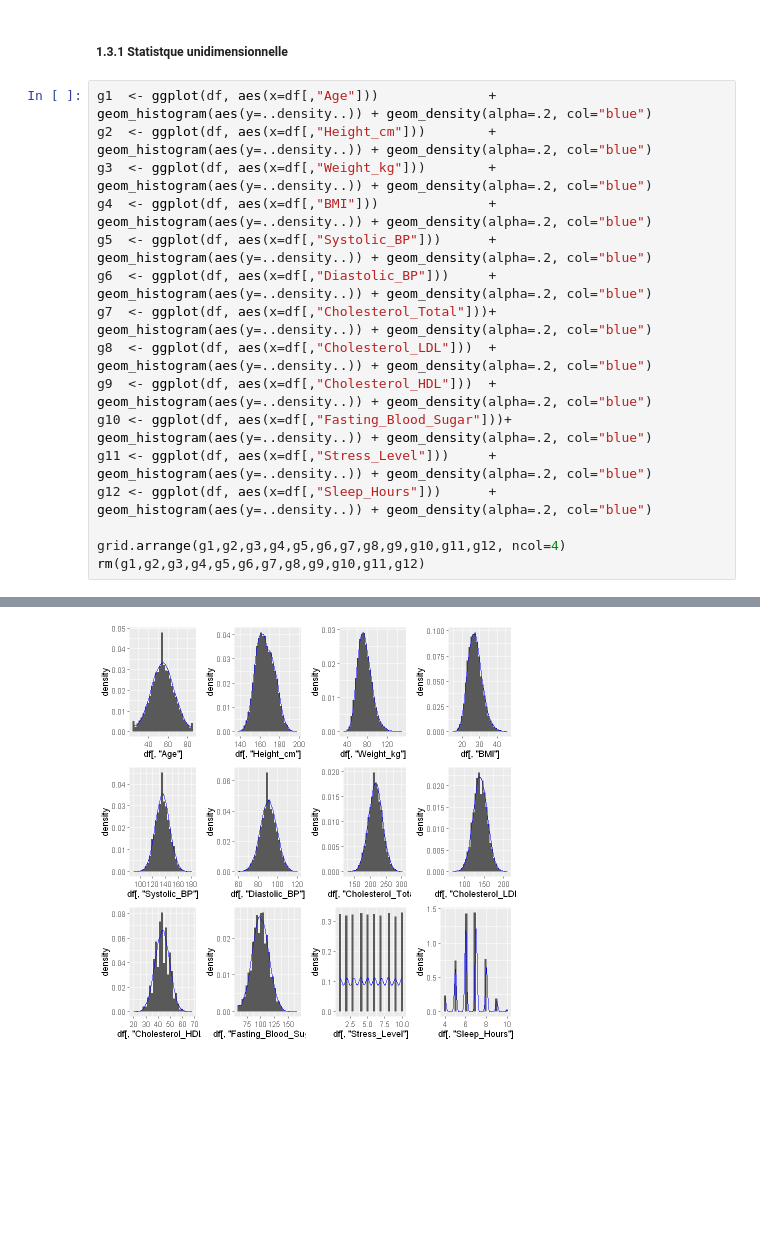
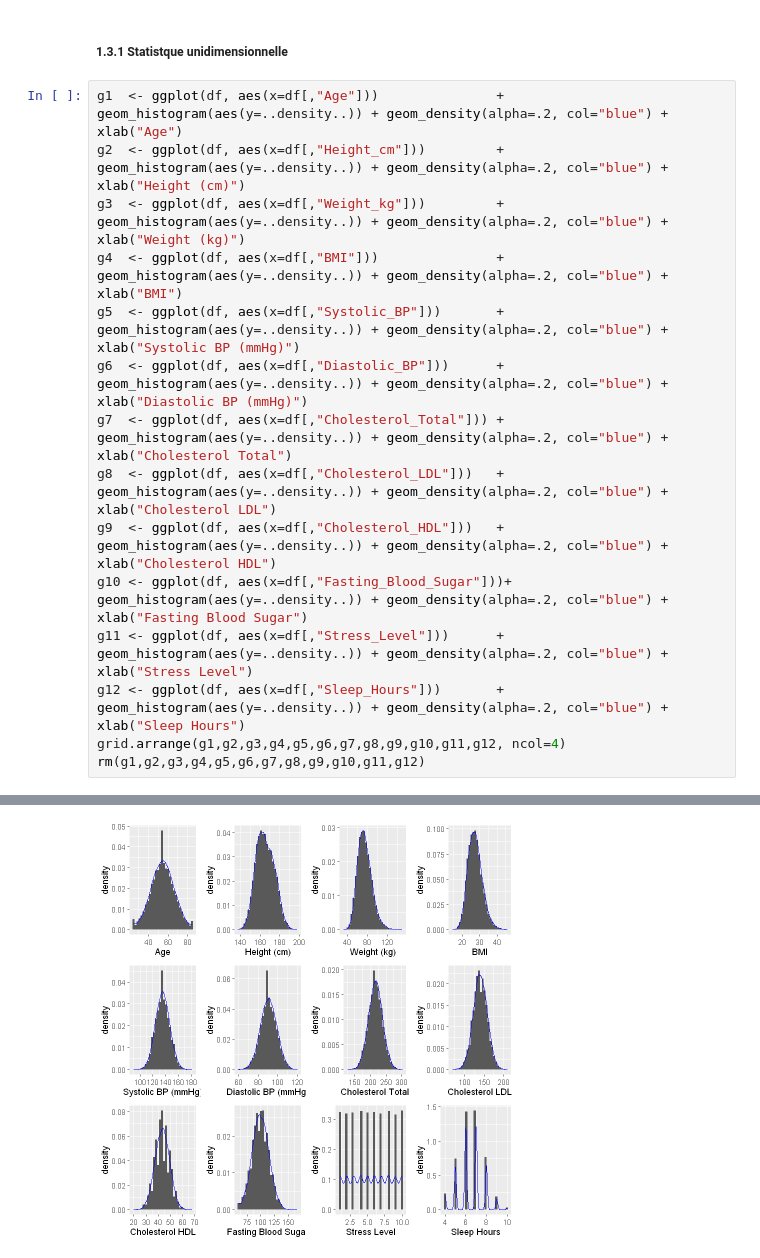
Before and after one commit to AhmedBousbih/Projet-Machine-learning, a Jupyter notebook: Projet ML.ipynb, the cells around one changed output, grey strips where cells are left out. Cells and saved outputs as stored; diff of their text form; blank space fills up the shorter version.

```diff
--- a/Projet ML.ipynb
+++ b/Projet ML.ipynb
@@ -110,32 +110,31 @@ summary(df)
 # %% [markdown]
 ##### 1.3.1 Statistque unidimensionnelle
 # %%
-g1  <- ggplot(df, aes(x=df[,"Age"]))              + geom_histogram(aes(y=..density..)) + geom_density(alpha=.2, col="blue")
-g2  <- ggplot(df, aes(x=df[,"Height_cm"]))        + geom_histogram(aes(y=..density..)) + geom_density(alpha=.2, col="blue")
-g3  <- ggplot(df, aes(x=df[,"Weight_kg"]))        + geom_histogram(aes(y=..density..)) + geom_density(alpha=.2, col="blue")
-g4  <- ggplot(df, aes(x=df[,"BMI"]))              + geom_histogram(aes(y=..density..)) + geom_density(alpha=.2, col="blue")
-g5  <- ggplot(df, aes(x=df[,"Systolic_BP"]))      + geom_histogram(aes(y=..density..)) + geom_density(alpha=.2, col="blue")
-g6  <- ggplot(df, aes(x=df[,"Diastolic_BP"]))     + geom_histogram(aes(y=..density..)) + geom_density(alpha=.2, col="blue")
-g7  <- ggplot(df, aes(x=df[,"Cholesterol_Total"]))+ geom_histogram(aes(y=..density..)) + geom_density(alpha=.2, col="blue")
-g8  <- ggplot(df, aes(x=df[,"Cholesterol_LDL"]))  + geom_histogram(aes(y=..density..)) + geom_density(alpha=.2, col="blue")
-g9  <- ggplot(df, aes(x=df[,"Cholesterol_HDL"]))  + geom_histogram(aes(y=..density..)) + geom_density(alpha=.2, col="blue")
-g10 <- ggplot(df, aes(x=df[,"Fasting_Blood_Sugar"]))+ geom_histogram(aes(y=..density..)) + geom_density(alpha=.2, col="blue")
-g11 <- ggplot(df, aes(x=df[,"Stress_Level"]))     + geom_histogram(aes(y=..density..)) + geom_density(alpha=.2, col="blue")
-g12 <- ggplot(df, aes(x=df[,"Sleep_Hours"]))      + geom_histogram(aes(y=..density..)) + geom_density(alpha=.2, col="blue")
-
+g1  <- ggplot(df, aes(x=df[,"Age"]))               + geom_histogram(aes(y=..density..)) + geom_density(alpha=.2, col="blue") + xlab("Age")
+g2  <- ggplot(df, aes(x=df[,"Height_cm"]))         + geom_histogram(aes(y=..density..)) + geom_density(alpha=.2, col="blue") + xlab("Height (cm)")
+g3  <- ggplot(df, aes(x=df[,"Weight_kg"]))         + geom_histogram(aes(y=..density..)) + geom_density(alpha=.2, col="blue") + xlab("Weight (kg)")
+g4  <- ggplot(df, aes(x=df[,"BMI"]))               + geom_histogram(aes(y=..density..)) + geom_density(alpha=.2, col="blue") + xlab("BMI")
+g5  <- ggplot(df, aes(x=df[,"Systolic_BP"]))       + geom_histogram(aes(y=..density..)) + geom_density(alpha=.2, col="blue") + xlab("Systolic BP (mmHg)")
+g6  <- ggplot(df, aes(x=df[,"Diastolic_BP"]))      + geom_histogram(aes(y=..density..)) + geom_density(alpha=.2, col="blue") + xlab("Diastolic BP (mmHg)")
+g7  <- ggplot(df, aes(x=df[,"Cholesterol_Total"])) + geom_histogram(aes(y=..density..)) + geom_density(alpha=.2, col="blue") + xlab("Cholesterol Total")
+g8  <- ggplot(df, aes(x=df[,"Cholesterol_LDL"]))   + geom_histogram(aes(y=..density..)) + geom_density(alpha=.2, col="blue") + xlab("Cholesterol LDL")
+g9  <- ggplot(df, aes(x=df[,"Cholesterol_HDL"]))   + geom_histogram(aes(y=..density..)) + geom_density(alpha=.2, col="blue") + xlab("Cholesterol HDL")
+g10 <- ggplot(df, aes(x=df[,"Fasting_Blood_Sugar"]))+ geom_histogram(aes(y=..density..)) + geom_density(alpha=.2, col="blue") + xlab("Fasting Blood Sugar")
+g11 <- ggplot(df, aes(x=df[,"Stress_Level"]))      + geom_histogram(aes(y=..density..)) + geom_density(alpha=.2, col="blue") + xlab("Stress Level")
+g12 <- ggplot(df, aes(x=df[,"Sleep_Hours"]))       + geom_histogram(aes(y=..density..)) + geom_density(alpha=.2, col="blue") + xlab("Sleep Hours")
 grid.arrange(g1,g2,g3,g4,g5,g6,g7,g8,g9,g10,g11,g12, ncol=4)
 rm(g1,g2,g3,g4,g5,g6,g7,g8,g9,g10,g11,g12)
 # %% [output]
 `stat_bin()` using `bins = 30`. Pick better value `binwidth`.
 `stat_bin()` using `bins = 30`. Pick better value `binwidth`.
 `stat_bin()` using `bins = 30`. Pick better value `binwidth`.
 `stat_bin()` using `bins = 30`. Pick better value `binwidth`.
 `stat_bin()` using `bins = 30`. Pick better value `binwidth`.
 `stat_bin()` using `bins = 30`. Pick better value `binwidth`.
 `stat_bin()` using `bins = 30`. Pick better value `binwidth`.
 `stat_bin()` using `bins = 30`. Pick better value `binwidth`.
 `stat_bin()` using `bins = 30`. Pick better value `binwidth`.
 `stat_bin()` using `bins = 30`. Pick better value `binwidth`.
 `stat_bin()` using `bins = 30`. Pick better value `binwidth`.
 `stat_bin()` using `bins = 30`. Pick better value `binwidth`.
-[figure, old version]
+[figure, new version]
```
Also changed, not shown: parts of 3 cells of this notebook, 1 other file.
